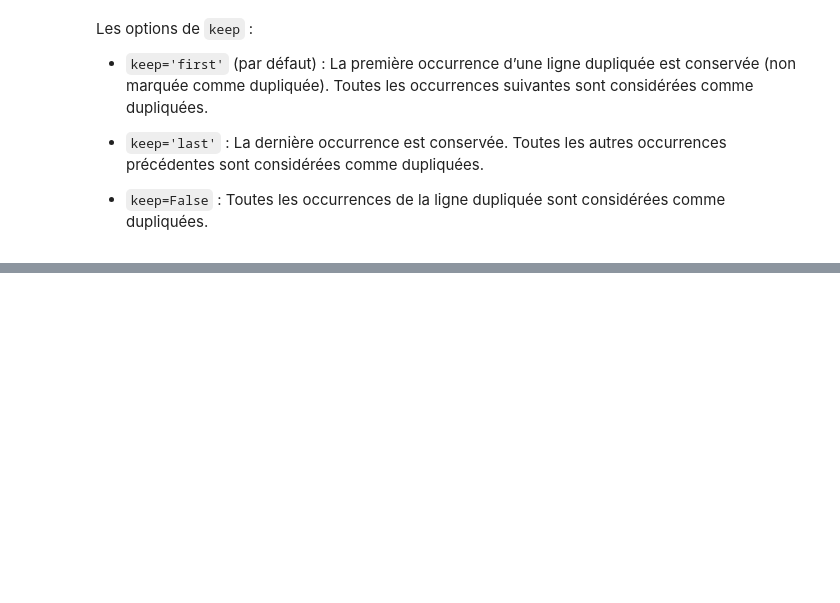
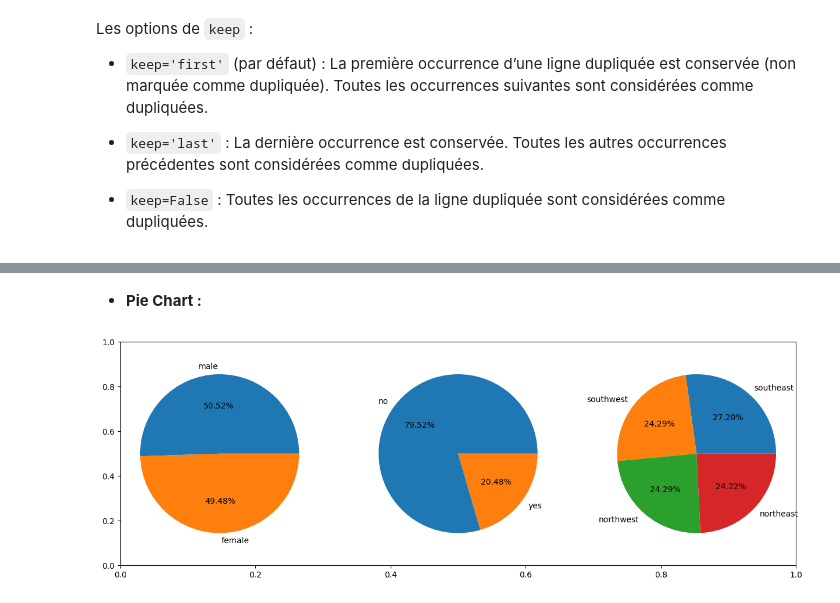
Before and after one commit to ABDELHAFIDAIT/MediCharge-Predictor, a Jupyter notebook: src/explore.ipynb, the cells around one changed output, grey strips where cells are left out. Drawn from its saved outputs; the diff is of its cells as text; code cells hidden in the pictures; blank space fills up the shorter version.

```diff
--- a/src/explore.ipynb
+++ b/src/explore.ipynb
@@ -172,0 +210,31 @@ Les options de <code>keep</code> :
+# %% [markdown]
+- **Pie Chart :**
+# %%
+import pandas as pd
+import numpy as np
+import matplotlib.pyplot as plt
+
+data = pd.read_csv("../data/raw/data.csv")
+
+cols = data.columns.tolist()
+
+qualitative_vars = []
+
+for col in cols :
+    if data[col].dtype == 'object' :
+        qualitative_vars.append(col)
+
+
+plt.subplots(figsize = (15, 5)) # Créer une figure avec une taille spécifique (Largeur, Hauteur)
+
+for i, col in enumerate(qualitative_vars) :
+
+    plt.subplot(1, 3, i + 1) # Diviser la figure en une grille de 1 ligne et 3 colonnes, et sélectionner le i+1ème sous-graphique
+
+    x = data[col].value_counts() # Compter les occurrences de chaque catégorie dans la variable qualitative
+
+    plt.pie(x, labels = x.index, autopct = '%1.2f%%') # Tracer un diagramme en secteurs avec les valeurs et les étiquettes correspondantes, et afficher les pourcentages
+
+plt.show() # Afficher la figure avec tous les sous-graphiques
+# %% [output]
+[figure, added]
```
Also changed, not shown: parts of 7 cells of this notebook.
